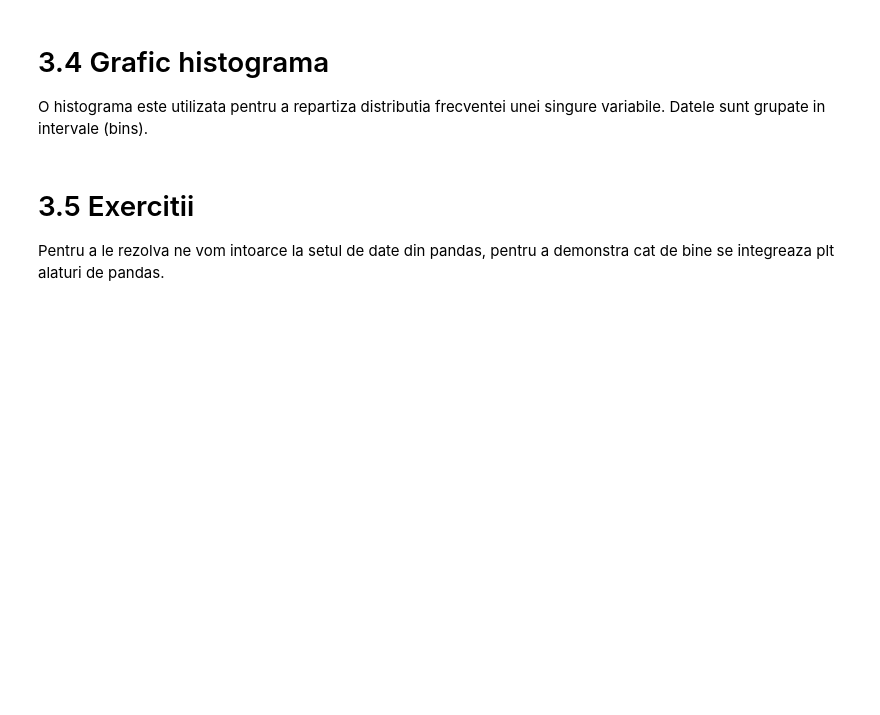
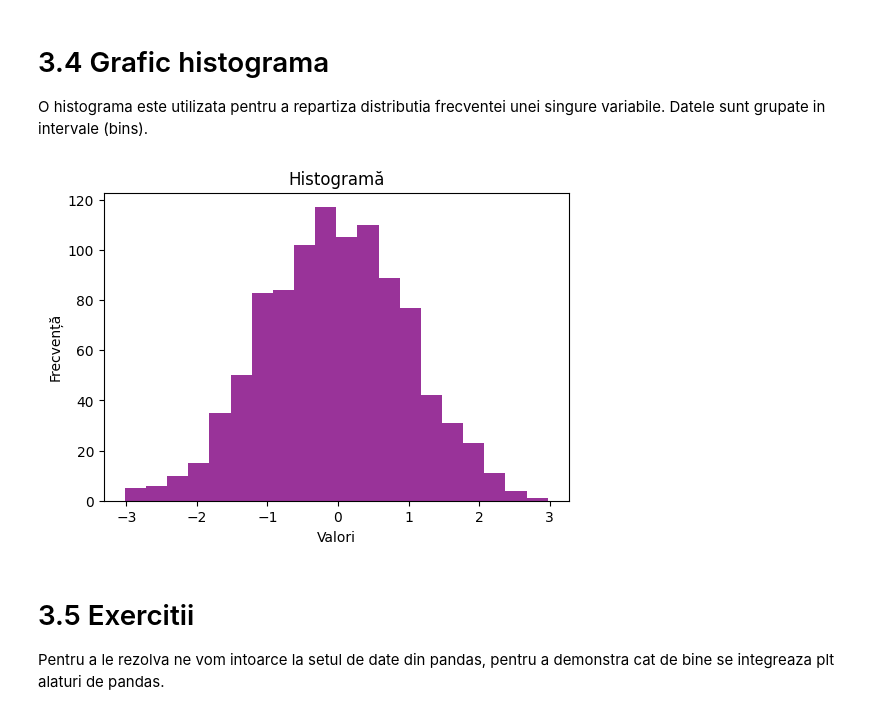
Before and after one commit to Rareshika/OIA_modelarea_datelor, a Jupyter notebook: modelarea_datelor.ipynb, the cells around one changed output. Drawn from its saved outputs; the diff is of its cells as text; code cells hidden in the pictures; blank space fills up the shorter version.

```diff
--- a/modelarea_datelor.ipynb
+++ b/modelarea_datelor.ipynb
@@ -413,13 +662,15 @@ plt.show()
 
 O histograma este utilizata pentru a repartiza distributia frecventei unei singure variabile. Datele sunt grupate in intervale (bins).
 # %%
-data = np.random.randn(1000)  # 1000 de valori dintr-o distribuție normală
+distributie = np.random.randn(1000)  # 1000 de valori dintr-o distribuție normală
 plt.figure(figsize=(6, 4))
-plt.hist(data, bins=20, color='purple', alpha=0.8)
+plt.hist(distributie, bins=20, color='purple', alpha=0.8)
 plt.title("Histogramă")
 plt.xlabel("Valori")
 plt.ylabel("Frecvență")
 plt.show()
+# %% [output]
+[figure, added]
 # %% [markdown]
 # 3.5 Exercitii
 
```
Also changed, not shown: parts of 44 cells of this notebook.
